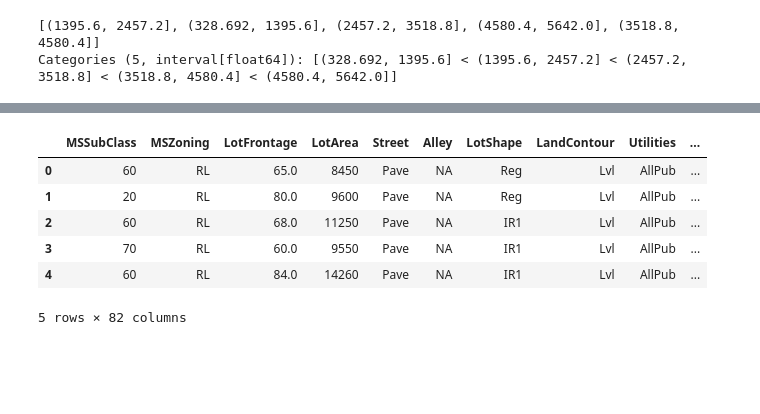
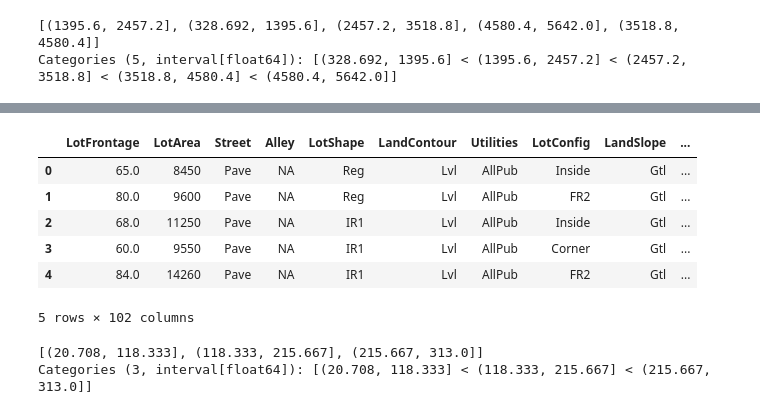
Before and after one commit to vishalvanpariya/HousePrice-Prediction-Kaggle, a Jupyter notebook: house-price-prediction-kaggle-competition.ipynb, the cells around one changed output, grey strips where cells are left out. Drawn from its saved outputs; the diff is of its cells as text; code cells hidden in the pictures; blank space fills up the shorter version.

```diff
--- a/house-price-prediction-kaggle-competition.ipynb
+++ b/house-price-prediction-kaggle-competition.ipynb
@@ -229,3 +229,5 @@ define_intervals(value=3,feature='Floorfeet',minval=2457.2,maxval=3518.8)
 define_intervals(value=4,feature='Floorfeet',minval=3518.8,maxval=4580.4)
 define_intervals(value=5,feature='Floorfeet',minval=4580.4,maxval=5642.0)
 data=data.drop('Floorfeet_band',1)
+data=pd.get_dummies(data=data,columns=['Floorfeet'],prefix='Floorfeet')
+data.head()
@@ -232,10 +242,17 @@ data=data.drop('Floorfeet_band',1)
-# %%
-pd.get_dummies(data=data,columns=['Floorfeet'],prefix='Floorfeet').head()
-# %% [output]
-|  | MSSubClass | MSZoning | LotFrontage | LotArea | Street | Alley | LotShape | LandContour | Utilities | ... |
-| 0 | 60 | RL | 65.0 | 8450 | Pave | NA | Reg | Lvl | AllPub | ... |
-| 1 | 20 | RL | 80.0 | 9600 | Pave | NA | Reg | Lvl | AllPub | ... |
-| 2 | 60 | RL | 68.0 | 11250 | Pave | NA | IR1 | Lvl | AllPub | ... |
-| 3 | 70 | RL | 60.0 | 9550 | Pave | NA | IR1 | Lvl | AllPub | ... |
-| 4 | 60 | RL | 84.0 | 14260 | Pave | NA | IR1 | Lvl | AllPub | ... |
-5 rows × 82 columns
+# %%
+data=pd.get_dummies(data=data,columns=['MSSubClass'],prefix='MSSubClass')
+data=pd.get_dummies(data=data,columns=['MSZoning'],prefix='MSZoning')
+data.head()
+# %% [output]
+|  | LotFrontage | LotArea | Street | Alley | LotShape | LandContour | Utilities | LotConfig | LandSlope | ... |
+| 0 | 65.0 | 8450 | Pave | NA | Reg | Lvl | AllPub | Inside | Gtl | ... |
+| 1 | 80.0 | 9600 | Pave | NA | Reg | Lvl | AllPub | FR2 | Gtl | ... |
+| 2 | 68.0 | 11250 | Pave | NA | IR1 | Lvl | AllPub | Inside | Gtl | ... |
+| 3 | 60.0 | 9550 | Pave | NA | IR1 | Lvl | AllPub | Corner | Gtl | ... |
+| 4 | 84.0 | 14260 | Pave | NA | IR1 | Lvl | AllPub | FR2 | Gtl | ... |
+5 rows × 102 columns
+# %%
+create_band('LotFrontage',3)
+# %% [output]
+[(20.708, 118.333], (118.333, 215.667], (215.667, 313.0]]
+Categories (3, interval[float64]): [(20.708, 118.333] < (118.333, 215.667] < (215.667, 313.0]]
```
Also changed, not shown: parts of 27 cells of this notebook.
